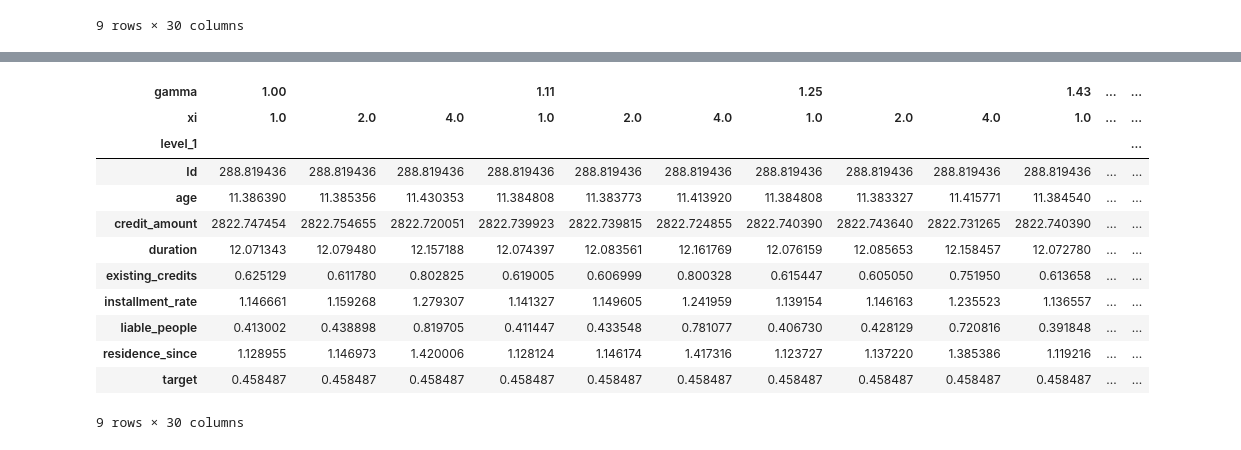
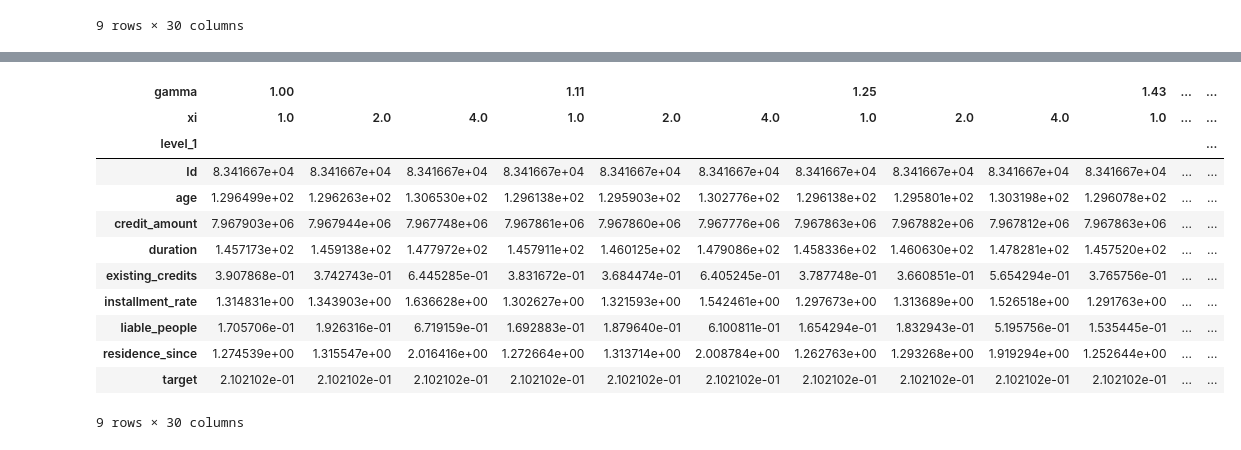
Before and after one commit to tanjascats/fingerprinting-toolbox, a Jupyter notebook: evaluation/utility_german_credit.ipynb, the cells around one changed output, grey strips where cells are left out. Cells and saved outputs as stored; diff of their text form; code cells hidden in the pictures.

```diff
--- a/evaluation/utility_german_credit.ipynb
+++ b/evaluation/utility_german_credit.ipynb
@@ -136,19 +165,19 @@ mean_diff.to_latex()
 # %%
-std_dataframe = std_dataframe.pivot(columns=['gamma', 'xi']).stack(level=0).reset_index(level=1).groupby(['level_1']).max()
+var_dataframe = var_dataframe.pivot(columns=['gamma', 'xi']).stack(level=0).reset_index(level=1).groupby(['level_1']).max()
 # %%
-std_dataframe
+var_dataframe
 # %% [output]
 | gamma | 1.00 |  |  | 1.11 |  |  | 1.25 |  |  | 1.43 | ... | ... |
 | xi | 1.0 | 2.0 | 4.0 | 1.0 | 2.0 | 4.0 | 1.0 | 2.0 | 4.0 | 1.0 | ... | ... |
 | level_1 |  |  |  |  |  |  |  |  |  |  |  | ... |
-| Id | 288.819436 | 288.819436 | 288.819436 | 288.819436 | 288.819436 | 288.819436 | 288.819436 | 288.819436 | 288.819436 | 288.819436 | ... | ... |
-| age | 11.386390 | 11.385356 | 11.430353 | 11.384808 | 11.383773 | 11.413920 | 11.384808 | 11.383327 | 11.415771 | 11.384540 | ... | ... |
-| credit_amount | 2822.747454 | 2822.754655 | 2822.720051 | 2822.739923 | 2822.739815 | 2822.724855 | 2822.740390 | 2822.743640 | 2822.731265 | 2822.740390 | ... | ... |
-| duration | 12.071343 | 12.079480 | 12.157188 | 12.074397 | 12.083561 | 12.161769 | 12.076159 | 12.085653 | 12.158457 | 12.072780 | ... | ... |
-| existing_credits | 0.625129 | 0.611780 | 0.802825 | 0.619005 | 0.606999 | 0.800328 | 0.615447 | 0.605050 | 0.751950 | 0.613658 | ... | ... |
-| installment_rate | 1.146661 | 1.159268 | 1.279307 | 1.141327 | 1.149605 | 1.241959 | 1.139154 | 1.146163 | 1.235523 | 1.136557 | ... | ... |
-| liable_people | 0.413002 | 0.438898 | 0.819705 | 0.411447 | 0.433548 | 0.781077 | 0.406730 | 0.428129 | 0.720816 | 0.391848 | ... | ... |
-| residence_since | 1.128955 | 1.146973 | 1.420006 | 1.128124 | 1.146174 | 1.417316 | 1.123727 | 1.137220 | 1.385386 | 1.119216 | ... | ... |
-| target | 0.458487 | 0.458487 | 0.458487 | 0.458487 | 0.458487 | 0.458487 | 0.458487 | 0.458487 | 0.458487 | 0.458487 | ... | ... |
+| Id | 8.341667e+04 | 8.341667e+04 | 8.341667e+04 | 8.341667e+04 | 8.341667e+04 | 8.341667e+04 | 8.341667e+04 | 8.341667e+04 | 8.341667e+04 | 8.341667e+04 | ... | ... |
+| age | 1.296499e+02 | 1.296263e+02 | 1.306530e+02 | 1.296138e+02 | 1.295903e+02 | 1.302776e+02 | 1.296138e+02 | 1.295801e+02 | 1.303198e+02 | 1.296078e+02 | ... | ... |
+| credit_amount | 7.967903e+06 | 7.967944e+06 | 7.967748e+06 | 7.967861e+06 | 7.967860e+06 | 7.967776e+06 | 7.967863e+06 | 7.967882e+06 | 7.967812e+06 | 7.967863e+06 | ... | ... |
+| duration | 1.457173e+02 | 1.459138e+02 | 1.477972e+02 | 1.457911e+02 | 1.460125e+02 | 1.479086e+02 | 1.458336e+02 | 1.460630e+02 | 1.478281e+02 | 1.457520e+02 | ... | ... |
+| existing_credits | 3.907868e-01 | 3.742743e-01 | 6.445285e-01 | 3.831672e-01 | 3.684474e-01 | 6.405245e-01 | 3.787748e-01 | 3.660851e-01 | 5.654294e-01 | 3.765756e-01 | ... | ... |
+| installment_rate | 1.314831e+00 | 1.343903e+00 | 1.636628e+00 | 1.302627e+00 | 1.321593e+00 | 1.542461e+00 | 1.297673e+00 | 1.313689e+00 | 1.526518e+00 | 1.291763e+00 | ... | ... |
+| liable_people | 1.705706e-01 | 1.926316e-01 | 6.719159e-01 | 1.692883e-01 | 1.879640e-01 | 6.100811e-01 | 1.654294e-01 | 1.832943e-01 | 5.195756e-01 | 1.535445e-01 | ... | ... |
+| residence_since | 1.274539e+00 | 1.315547e+00 | 2.016416e+00 | 1.272664e+00 | 1.313714e+00 | 2.008784e+00 | 1.262763e+00 | 1.293268e+00 | 1.919294e+00 | 1.252644e+00 | ... | ... |
+| target | 2.102102e-01 | 2.102102e-01 | 2.102102e-01 | 2.102102e-01 | 2.102102e-01 | 2.102102e-01 | 2.102102e-01 | 2.102102e-01 | 2.102102e-01 | 2.102102e-01 | ... | ... |
 9 rows × 30 columns
 # %%
```
Also changed, not shown: parts of 26 cells of this notebook, 3 other files.
